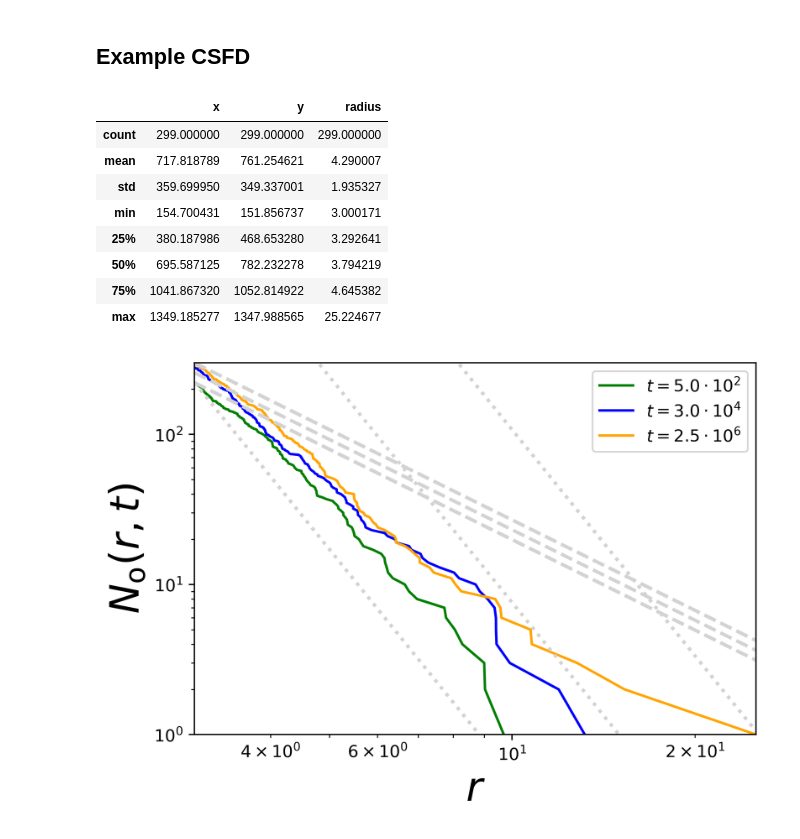
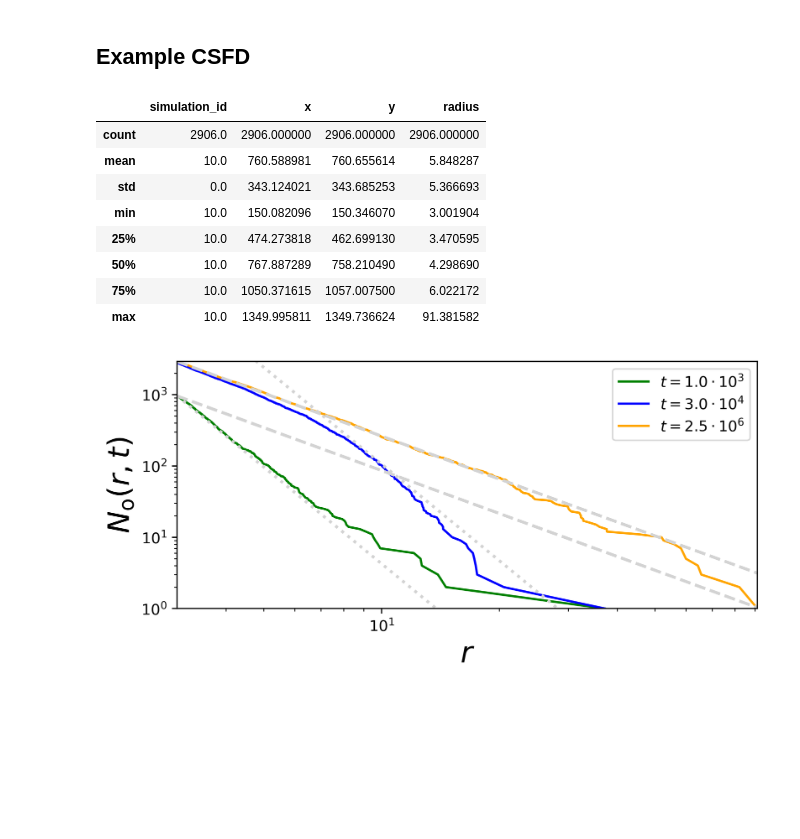
Before and after one commit to seanmason/saturation, a Jupyter notebook: notebooks/thesis/Chapter1/CSFD.ipynb, the cells around one changed output. Drawn from its saved outputs; the diff is of its cells as text; code cells hidden in the pictures; blank space fills up the shorter version.

```diff
--- a/notebooks/thesis/Chapter1/CSFD.ipynb
+++ b/notebooks/thesis/Chapter1/CSFD.ipynb
@@ -54,10 +55,9 @@ configs_pdf, configs_df, configs_dict = get_configs(
 # %% [markdown]
 ## Example CSFD
 # %%
-simulation_id = 161
-# simulation_id = 32
+simulation_id = 10
 b_p = configs_dict[simulation_id]["slope"]
-young_target_nstat = 5e2
+young_target_nstat = 1e3
 older_target_nstat = 3e4
 oldest_target_nstat = int(2.5e6)
 
@@ -76,7 +76,6 @@ young_state = get_state_at_time(
     stats_df=stats_df,
     craters_df=craters_df,
     removals_df=removals_df,
-    simulation_id=simulation_id,
     target_nstat=young_target_nstat,
     study_region_size=study_region_size,
     study_region_padding=study_region_padding,
@@ -88,7 +87,6 @@ older_state = get_state_at_time(
     stats_df=stats_df,
     craters_df=craters_df,
     removals_df=removals_df,
-    simulation_id=simulation_id,
     target_nstat=older_target_nstat,
     study_region_size=study_region_size,
     study_region_padding=study_region_padding,
@@ -99,7 +97,6 @@ oldest_state = get_state_at_time(
     stats_df=stats_df,
     craters_df=craters_df,
     removals_df=removals_df,
-    simulation_id=simulation_id,
     target_nstat=oldest_target_nstat,
     study_region_size=study_region_size,
     study_region_padding=study_region_padding,
@@ -108,17 +105,17 @@ oldest_state = get_state_at_time(
 # %%
 oldest_state.describe()
 # %% [output]
-|  | x | y | radius |
-| count | 299.000000 | 299.000000 | 299.000000 |
-| mean | 717.818789 | 761.254621 | 4.290007 |
-| std | 359.699950 | 349.337001 | 1.935327 |
-| min | 154.700431 | 151.856737 | 3.000171 |
-| 25% | 380.187986 | 468.653280 | 3.292641 |
-| 50% | 695.587125 | 782.232278 | 3.794219 |
-| 75% | 1041.867320 | 1052.814922 | 4.645382 |
-| max | 1349.185277 | 1347.988565 | 25.224677 |
+|  | simulation_id | x | y | radius |
+| count | 2906.0 | 2906.000000 | 2906.000000 | 2906.000000 |
+| mean | 10.0 | 760.588981 | 760.655614 | 5.848287 |
+| std | 0.0 | 343.124021 | 343.685253 | 5.366693 |
+| min | 10.0 | 150.082096 | 150.346070 | 3.001904 |
+| 25% | 10.0 | 474.273818 | 462.699130 | 3.470595 |
+| 50% | 10.0 | 767.887289 | 758.210490 | 4.298690 |
+| 75% | 10.0 | 1050.371615 | 1057.007500 | 6.022172 |
+| max | 10.0 | 1349.995811 | 1349.736624 | 91.381582 |
 # %%
-font_size = 24
+font_size = 20
 n_lines_below = 0
 n_lines_above = 0
 n_geometric_saturation_ref_lines = 3
@@ -131,7 +128,7 @@ nobs_young = young_radii.count()
 nobs_old = oldest_radii.count()
 min_r_ref = oldest_radii.min()
 
-fig = plt.figure(figsize=(6, 4), dpi=400)
+fig = plt.figure(figsize=(7, 3), dpi=400)
 ax = fig.add_subplot(111)
 
 # Plot young state
@@ -163,7 +160,7 @@ intercepts = np.logspace(
 step_size = intercepts[1] / intercepts[0]
 geometric_saturation_intercepts = [
     *[intercepts[0] / step_size**x for x in range(n_lines_below + 1)],
-    *intercepts,
+    # *intercepts,
     *[intercepts[-1] * step_size**x for x in range(n_lines_above + 1)]
 ]
 
@@ -175,40 +172,41 @@ intercepts = np.logspace(
 step_size = intercepts[1] / intercepts[0]
 production_intercepts = [
     *[intercepts[0] / step_size**x for x in range(n_lines_below + 1)],
-    *intercepts,
-    *[intercepts[-1] * step_size**x for x in range(n_lines_above + 1)]
+    # *intercepts,
+    # *[intercepts[-1] * step_size**x for x in range(n_lines_above + 1)]
+    intercepts[0] * 25
 ]
 
 reference_lines = {
     -2: {
         "intercepts": geometric_saturation_intercepts,
         "style": "dashed"
     },
     b_p: {
         "intercepts": production_intercepts,
         "style": "dotted"
     }
 }
 
 for b_ref, params in reference_lines.items():
     for intercept in params["intercepts"]:
         y_ref = intercept * x_ref**b_ref
         ax.plot(x_ref, y_ref,ls=params["style"], color="lightgray", lw="2")
 
 # Set limits based on observed data
 ax.set_xlim(oldest_radii.min(), oldest_radii.max())
 ax.set_ylim(min(observed_oldest_y), max(observed_oldest_y))
 
 # Labels and scaling
 ax.set_xlabel("$r$", fontsize=font_size)
 ax.set_ylabel("$N_{\\text{o}}(r, t)$", fontsize=font_size)
 
 ax.set_xscale("log")
 ax.set_yscale("log")
 ax.legend()
 
-plt.savefig("figures/example_csfds.png", bbox_inches="tight")
+plt.savefig("figures/example_csfds.svg", bbox_inches="tight")
 
 plt.show()
 # %% [output]
-[figure, old version]
+[figure, new version]
```
Also changed, not shown: parts of 2 cells of this notebook, 13 other files.
